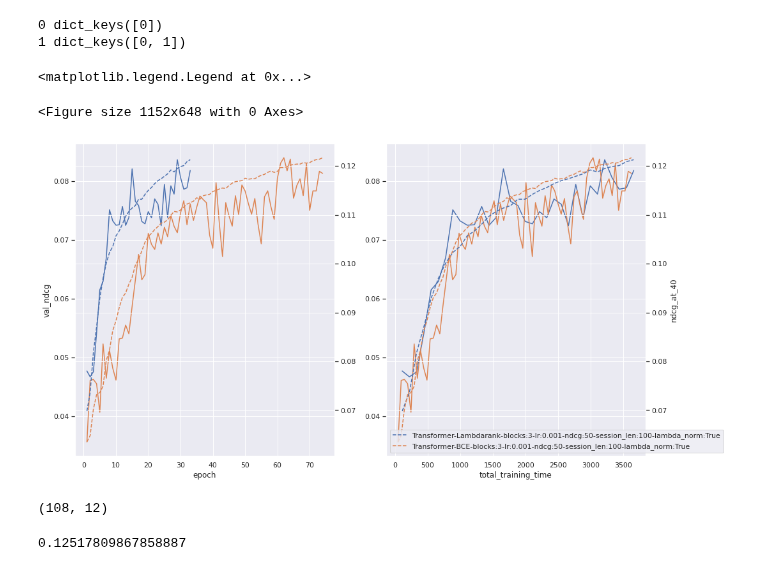
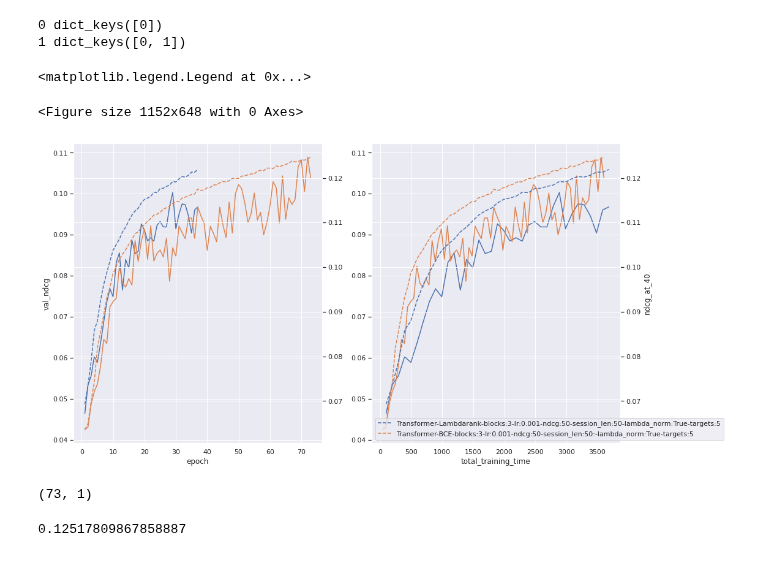
Before and after one commit to asash/gptrec_rl, a Jupyter notebook: evaluation/Results_analysis.ipynb, the cells around one changed output. Cells and saved outputs as stored; diff of their text form; code cells hidden in the pictures.

Commit message:
small changes in result analysis notebook

```diff
--- a/evaluation/Results_analysis.ipynb
+++ b/evaluation/Results_analysis.ipynb
@@ -57,7 +57,10 @@ sb.set()
 
 
 #stream -first run:
-experiment_logs = "./results/steam_benchmark_2021_12_02T16_41_29/stdout"
+#experiment_logs = "./results/steam_benchmark_2021_12_02T16_41_29/stdout"
+
+#steam - num targets
+experiment_logs = "./results/steam_benchmark_2021_12_04T12_47_09/stdout"
 # %%
 def moving_average(x, w):
     return np.convolve(x, np.ones(w), 'valid') / w
@@ -96,8 +101,8 @@ fig, ax = plt.subplots(1, len(axises))
 fig.set_figheight(9)
 fig.set_figwidth(16)
 
-interesting_models = ['Transformer-Lambdarank-blocks:3-lr:0.001-ndcg:50-session_len:100-lambda_norm:True',
-                      'Transformer-BCE-blocks:3-lr:0.001-ndcg:50-session_len:100-lambda_norm:True']
+interesting_models = ['Transformer-Lambdarank-blocks:3-lr:0.001-ndcg:50-session_len:50-lambda_norm:True-targets:5',
+                      'Transformer-BCE-blocks:3-lr:0.001-ndcg:50-session_len:50:-lambda_norm:True-targets:5']
 second_metrics = {}
 
 for recommender in data:
@@ -115,38 +120,38 @@ for recommender in data:
 
         #plt.plot(val_success, label=recommender['model_name'] + "val_sps")
         #plt.plot(success, label=recommender['model_name'] + "sps")
         for axis_num in range(len(axises)):
             axis_name = axises[axis_num]
             axis = get_metric(history, axis_name)[moving_average_steps - 1:][:max_points]
             ax[axis_num].plot(axis, metric,label=recommender['model_name'])
 
             ax[axis_num].set_xlabel(axis_name)
             if axis_num == 0:
                 ax[axis_num].set_ylabel(metric_name)
 
             if (second_metric_name != None):
                 if axis_num not in second_metrics:
                     second_metrics[axis_num] = ax[axis_num].twinx()
                     print(axis_num, second_metrics.keys())
                 ax2 = second_metrics[axis_num]
                 if axis_num == 1:
                     ax2.set_ylabel(second_metric_name)
                 ax2.plot(axis, second_metric, '--', label=recommender['model_name'],)
 
 
         #plt.plot(ndcg, label=recommender['model_name'] + "ndcg")
         #plt.plot(val_success, label=recommender['model_name'] + "_val_sps")
 plt.legend()
 # %% [output]
 0 dict_keys([0])
 1 dict_keys([0, 1])
 <matplotlib.legend.Legend at 0x...>
 <Figure size 1152x648 with 0 Axes>
-[figure, old version]
+[figure, new version]
 # %%
 len(metric), len(metric) - np.argmax(metric) - 1
 # %% [output]
-(108, 12)
+(73, 1)
 # %%
 max(metric)
 # %% [output]
```
Also changed, not shown: parts of 2 cells of this notebook.
